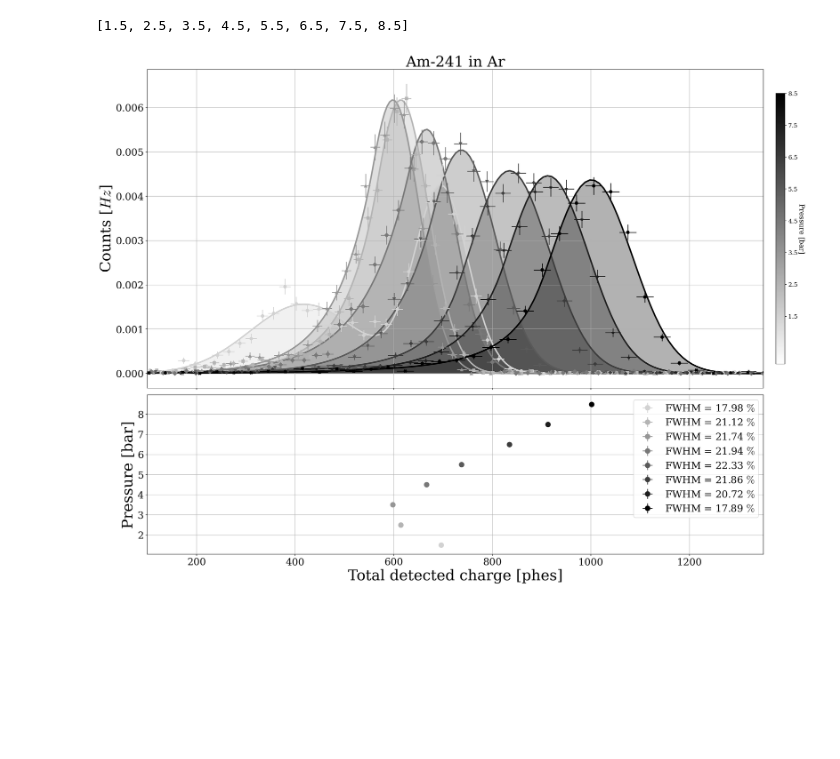
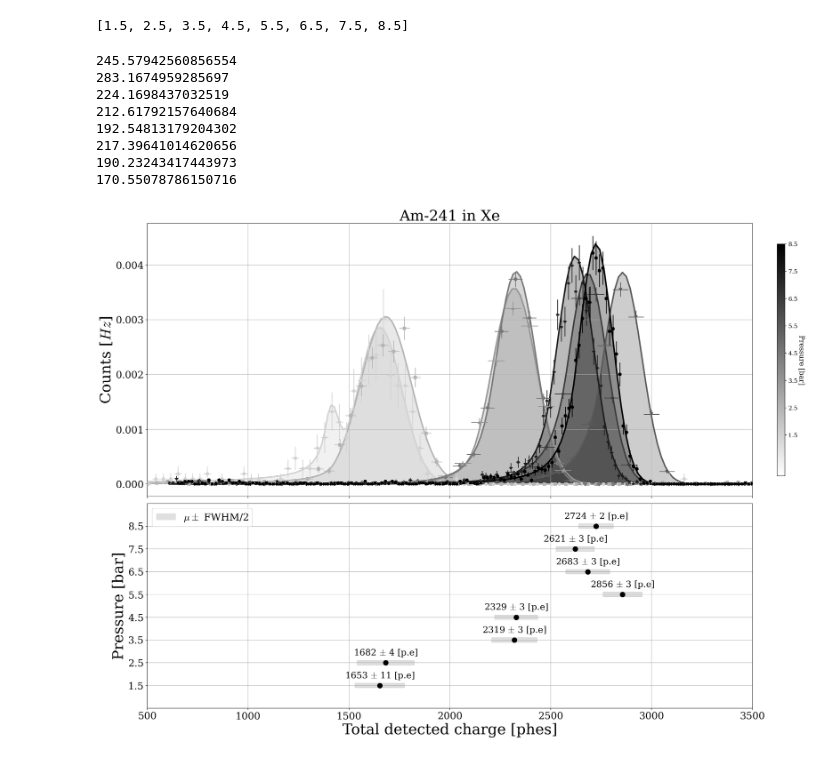
Before and after one commit to mariandbt/CIGAR, a Jupyter notebook: notebooks/ChargeVSPressure.ipynb, the cells around one changed output. Cells and saved outputs as stored; diff of their text form; code cells hidden in the pictures; blank space fills up the shorter version.

```diff
--- a/notebooks/ChargeVSPressure.ipynb
+++ b/notebooks/ChargeVSPressure.ipynb
@@ -68,8 +68,8 @@ plt.rcParams['font.size'] = font_size
 # %% [markdown]
 ##  Data reading
 # %%
-# gas = 'Xe'
-gas = 'Ar'
+gas = 'Xe'
+# gas = 'Ar'
 # %%
 if gas == 'Ar':
    #  runs    = {8.5:f'Run{120}'
@@ -133,6 +133,17 @@ if gas == 'Ar':
                ,2.5:f'Run{183}'
                ,1.5:f'Run{185}'
                }
+
+if gas == 'Xe':
+    runs    = {8.5:f'Run{75}'
+               ,7.5:f'Run{77}'
+               ,6.5:f'Run{80}'
+               ,5.5:f'Run{83}'
+               ,4.5:f'Run{103}'
+               ,3.5:f'Run{105}'
+               ,2.5:f'Run{111}'
+               ,1.5:f'Run{114}'
+               }
 # %%
 spectrum_dir    = f"/home/marian/CIGAR_ANALYSIS/CIGAR/data/spectrums"
 # %%
@@ -384,7 +438,21 @@ def plot_spectra(runs, gas, spectrum_dir, colors, font_size, monitor=True, norma
     return fig, axs
 # %%
 fig, axs = plot_spectra(runs, gas, spectrum_dir, colors, font_size, monitor=False, normalized=True)
-axs[0].set_xlim(100, 1350)
+
+if gas == 'Ar':
+    axs[0].set_xlim(100, 1350)
+elif gas == 'Xe':
+    axs[0].set_xlim(500, 3500)
+
+axs[1].set_ylim(0.5, 9.5)
 plt.show()
 # %% [output]
+245.57942560856554
+283.1674959285697
+224.1698437032519
+212.61792157640684
+192.54813179204302
+217.39641014620656
+190.23243417443973
+170.55078786150716
-[figure, old version]
+[figure, new version]
```
Also changed, not shown: parts of 3 cells of this notebook, 4 other files.
